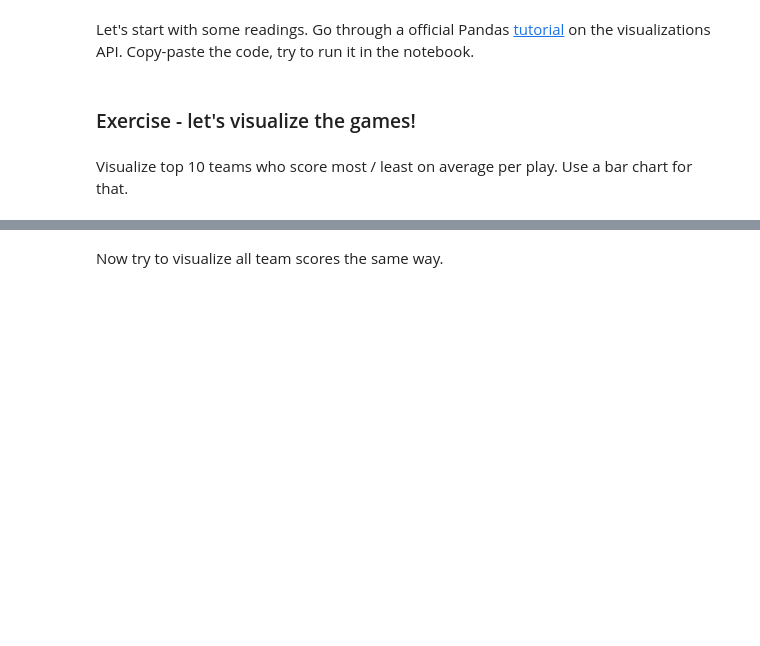
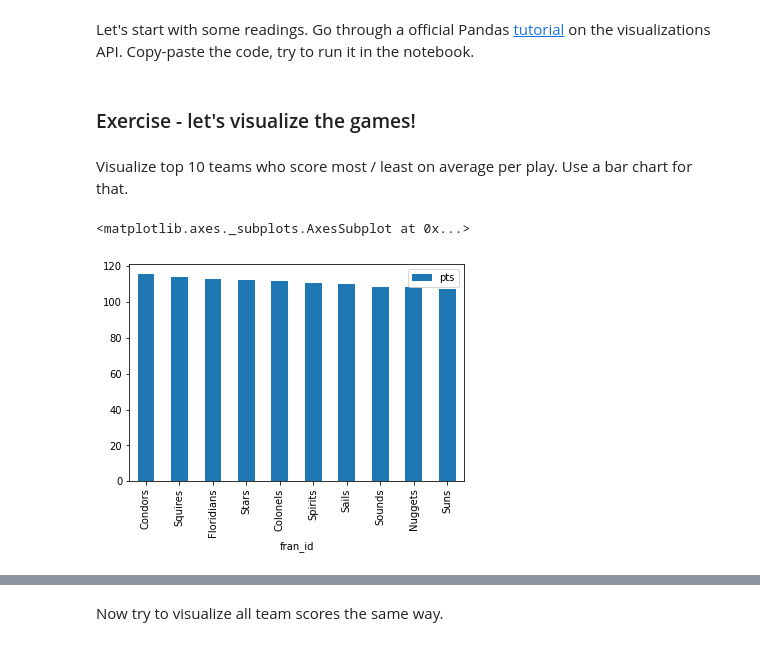
Before and after one commit to manderhub/turing-college-challenge, a Jupyter notebook: Turing_College_Technical_Challenge.ipynb, the cells around one changed output, grey strips where cells are left out. Drawn from its saved outputs; the diff is of its cells as text; code cells hidden in the pictures; blank space fills up the shorter version.

Commit message:
implemented the first 3 bar charts

```diff
--- a/Turing_College_Technical_Challenge.ipynb
+++ b/Turing_College_Technical_Challenge.ipynb
@@ -165,7 +170,8 @@ Global statistics are biased - not all teams score 100 points per game, some tea
 
 Find 5 teams (by fran_id) with most average points scored per game. Save as `five_best_teams`.
 # %%
-five_best_teams = df1.groupby('fran_id').mean().sort_values("pts", ascending=False).head(5)
+avg_pts_teams = df1.groupby('fran_id').mean().sort_values("pts", ascending=False)
+five_best_teams = avg_pts_teams.head(5)
 np.testing.assert_array_almost_equal(five_best_teams["pts"].values, [115.44651163, 114.05131414, 112.65454545, 112.35449735, 111.62529551])
 # %% [markdown]
 ## Basic Visualizations
@@ -177,6 +183,12 @@ Let's start with some readings. Go through a official Pandas [tutorial](https://
 ### Exercise - let's visualize the games!
 # %% [markdown]
 Visualize top 10 teams who score most / least on average per play. Use a bar chart for that.
+# %%
+top_10_teams = avg_pts_teams[["pts"]].head(10)
+top_10_teams.plot.bar()
+# %% [output]
+<matplotlib.axes._subplots.AxesSubplot at 0x...>
+[figure, added]
 # %% [markdown]
 You should see a result as follows:
 <div><img src="https://i.imgur.com/io7fvju.png" /></div>
```
Also changed, not shown: parts of 3 cells of this notebook.
